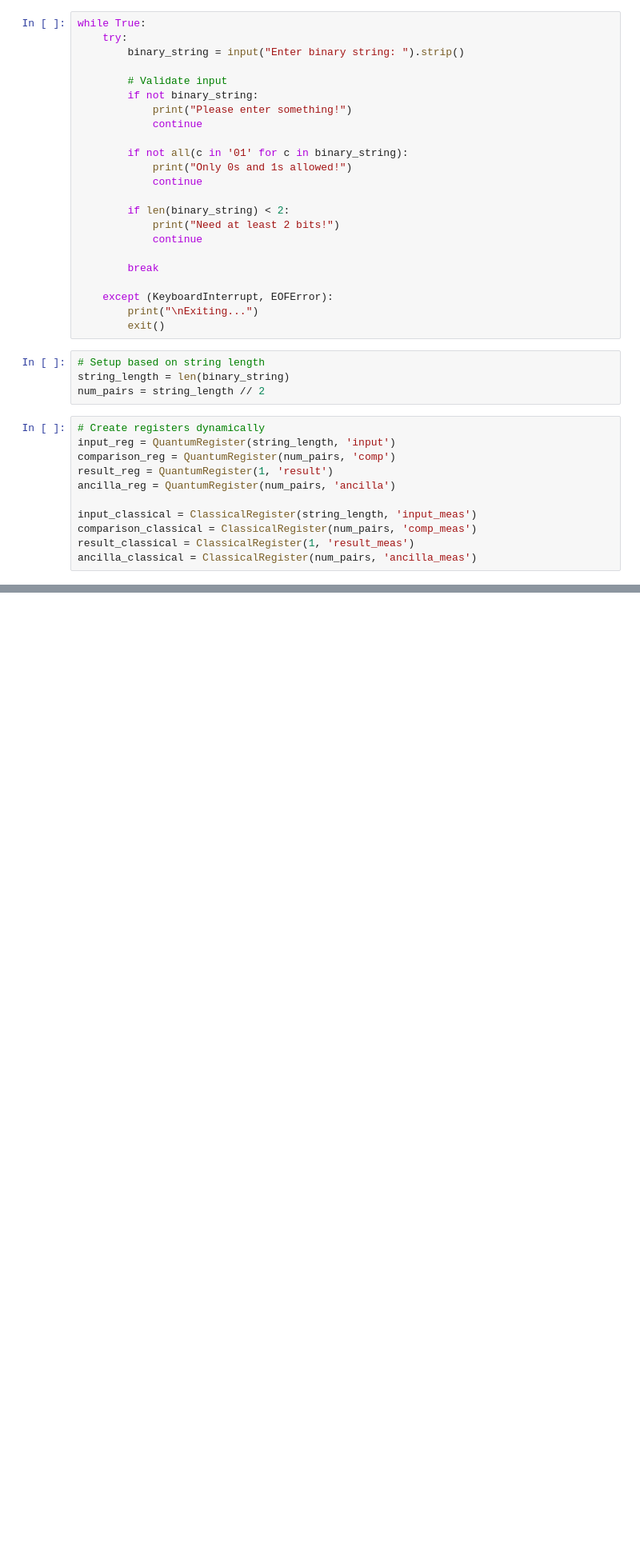
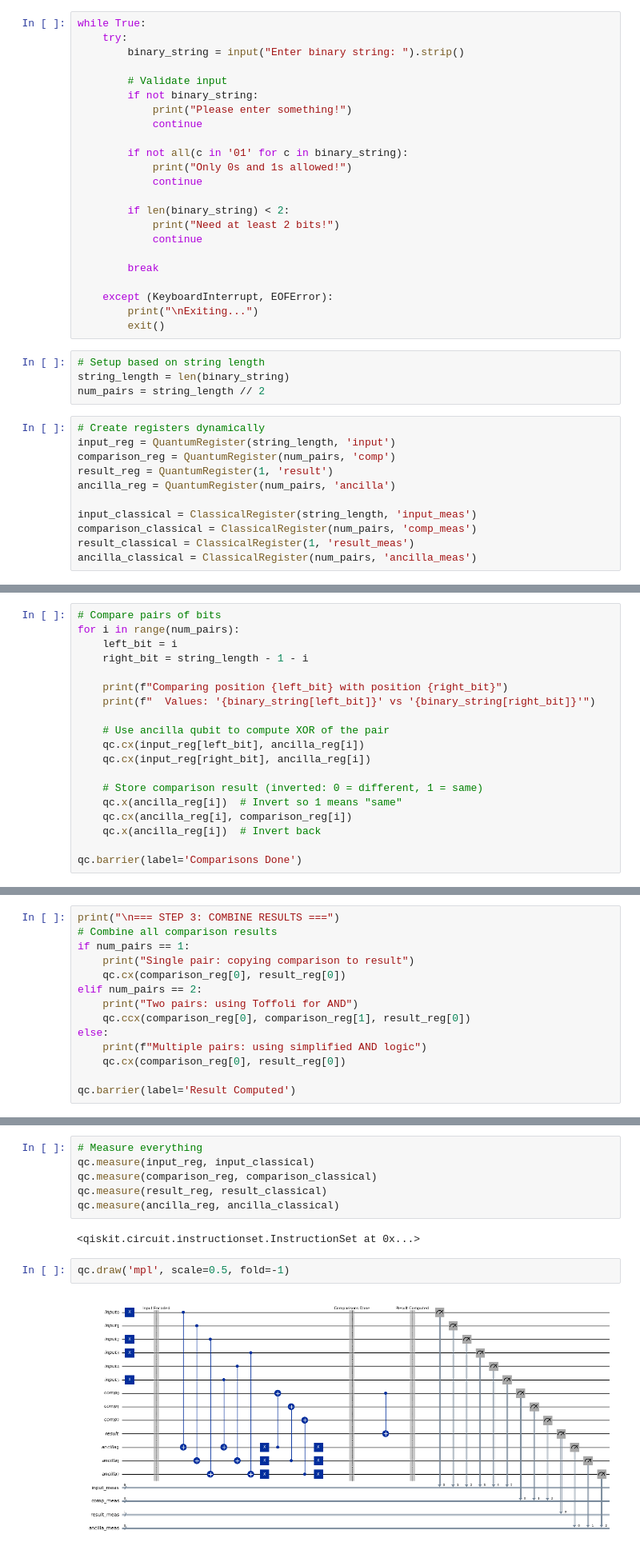
Before and after one commit to ram-polisetti/Q3_Hackathon, a Jupyter notebook: Track1_trials/Palindrome/palindrome.ipynb, the cells around one changed output, grey strips where cells are left out. Shown: that part at 80% size. Saved outputs shown, nothing was run; the diff lists cells and outputs as text; blank space fills up the shorter version.

```diff
--- a/Track1_trials/Palindrome/palindrome.ipynb
+++ b/Track1_trials/Palindrome/palindrome.ipynb
@@ -120,0 +141,19 @@ ancilla_classical = ClassicalRegister(num_pairs, 'ancilla_meas')
+# %%
+# Compare pairs of bits
+for i in range(num_pairs):
+    left_bit = i
+    right_bit = string_length - 1 - i
+
+    print(f"Comparing position {left_bit} with position {right_bit}")
+    print(f"  Values: '{binary_string[left_bit]}' vs '{binary_string[right_bit]}'")
+
+    # Use ancilla qubit to compute XOR of the pair
+    qc.cx(input_reg[left_bit], ancilla_reg[i])
+    qc.cx(input_reg[right_bit], ancilla_reg[i])
+
+    # Store comparison result (inverted: 0 = different, 1 = same)
+    qc.x(ancilla_reg[i])  # Invert so 1 means "same"
+    qc.cx(ancilla_reg[i], comparison_reg[i])
+    qc.x(ancilla_reg[i])  # Invert back
+
+qc.barrier(label='Comparisons Done')
@@ -120,0 +168,14 @@ ancilla_classical = ClassicalRegister(num_pairs, 'ancilla_meas')
+# %%
+print("\n=== STEP 3: COMBINE RESULTS ===")
+# Combine all comparison results
+if num_pairs == 1:
+    print("Single pair: copying comparison to result")
+    qc.cx(comparison_reg[0], result_reg[0])
+elif num_pairs == 2:
+    print("Two pairs: using Toffoli for AND")
+    qc.ccx(comparison_reg[0], comparison_reg[1], result_reg[0])
+else:
+    print(f"Multiple pairs: using simplified AND logic")
+    qc.cx(comparison_reg[0], result_reg[0])
+
+qc.barrier(label='Result Computed')
@@ -120,0 +186,12 @@ ancilla_classical = ClassicalRegister(num_pairs, 'ancilla_meas')
+# %%
+# Measure everything
+qc.measure(input_reg, input_classical)
+qc.measure(comparison_reg, comparison_classical)
+qc.measure(result_reg, result_classical)
+qc.measure(ancilla_reg, ancilla_classical)
+# %% [output]
+<qiskit.circuit.instructionset.InstructionSet at 0x...>
+# %%
+qc.draw('mpl', scale=0.5, fold=-1)
+# %% [output]
+[figure, added]
```
Also changed, not shown: parts of 11 cells of this notebook.
